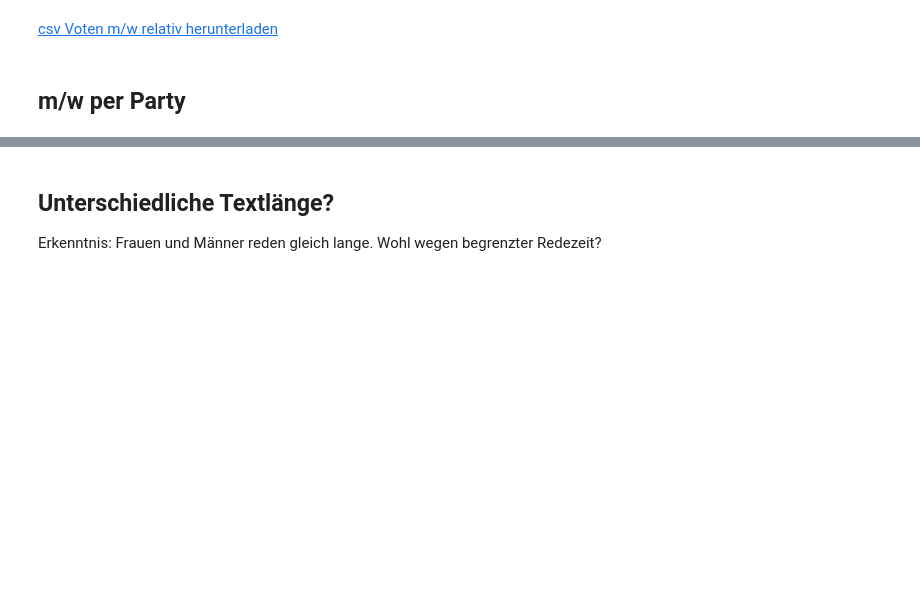
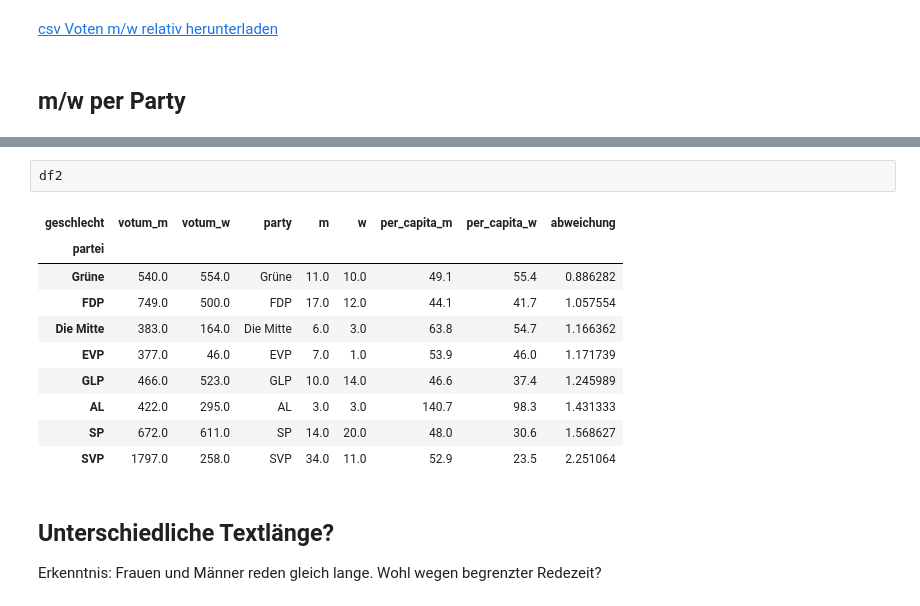
Before and after one commit to simonhuwiler/nzz_zh_kantonsrat, a Jupyter notebook: src/4_analyse_base.ipynb, the cells around one changed output, grey strips where cells are left out. Drawn from its saved outputs; the diff is of its cells as text; blank space fills up the shorter version.

```diff
--- a/src/4_analyse_base.ipynb
+++ b/src/4_analyse_base.ipynb
@@ -205,3 +235,16 @@ df2[['SVP', 'SP', 'FDP', 'CVP', 'Grüne', 'GLP']].plot(figsize=(12, 7))
+# %%
+df2
+# %% [output]
+| geschlecht | votum_m | votum_w | party | m | w | per_capita_m | per_capita_w | abweichung |
+| partei |  |  |  |  |  |  |  |  |
+| Grüne | 540.0 | 554.0 | Grüne | 11.0 | 10.0 | 49.1 | 55.4 | 0.886282 |
+| FDP | 749.0 | 500.0 | FDP | 17.0 | 12.0 | 44.1 | 41.7 | 1.057554 |
+| Die Mitte | 383.0 | 164.0 | Die Mitte | 6.0 | 3.0 | 63.8 | 54.7 | 1.166362 |
+| EVP | 377.0 | 46.0 | EVP | 7.0 | 1.0 | 53.9 | 46.0 | 1.171739 |
+| GLP | 466.0 | 523.0 | GLP | 10.0 | 14.0 | 46.6 | 37.4 | 1.245989 |
+| AL | 422.0 | 295.0 | AL | 3.0 | 3.0 | 140.7 | 98.3 | 1.431333 |
+| SP | 672.0 | 611.0 | SP | 14.0 | 20.0 | 48.0 | 30.6 | 1.568627 |
+| SVP | 1797.0 | 258.0 | SVP | 34.0 | 11.0 | 52.9 | 23.5 | 2.251064 |
 # %% [markdown]
 ## Unterschiedliche Textlänge?
 Erkenntnis: Frauen und Männer reden gleich lange. Wohl wegen begrenzter Redezeit?
```
Also changed, not shown: parts of 20 cells of this notebook, 1 other file.
